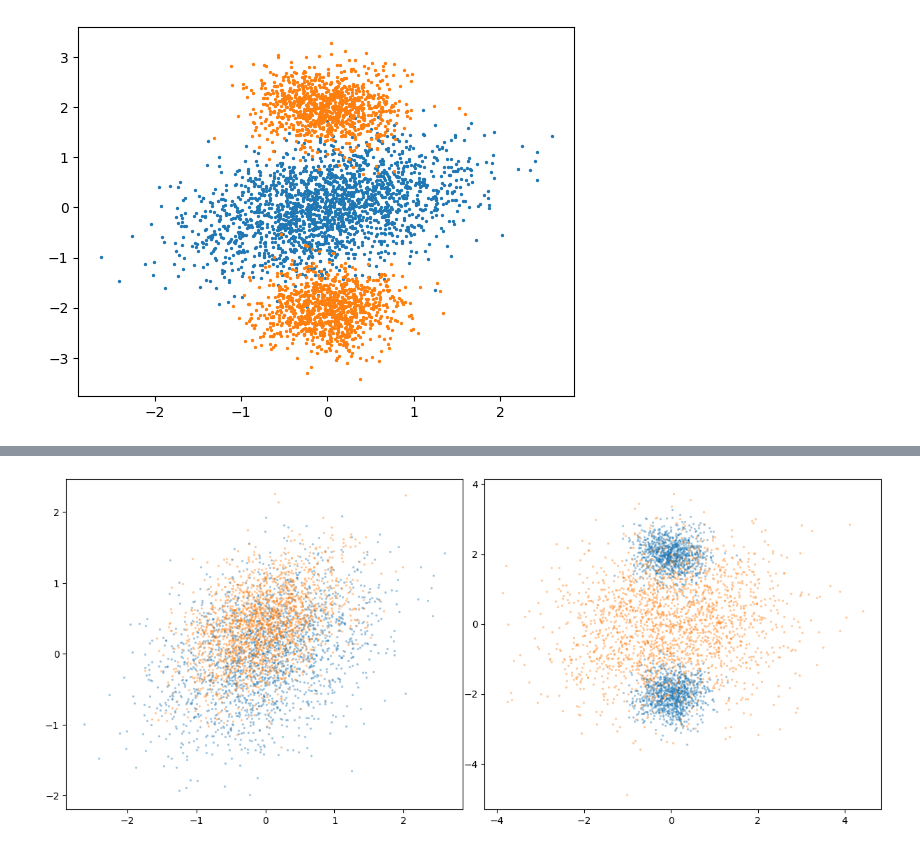
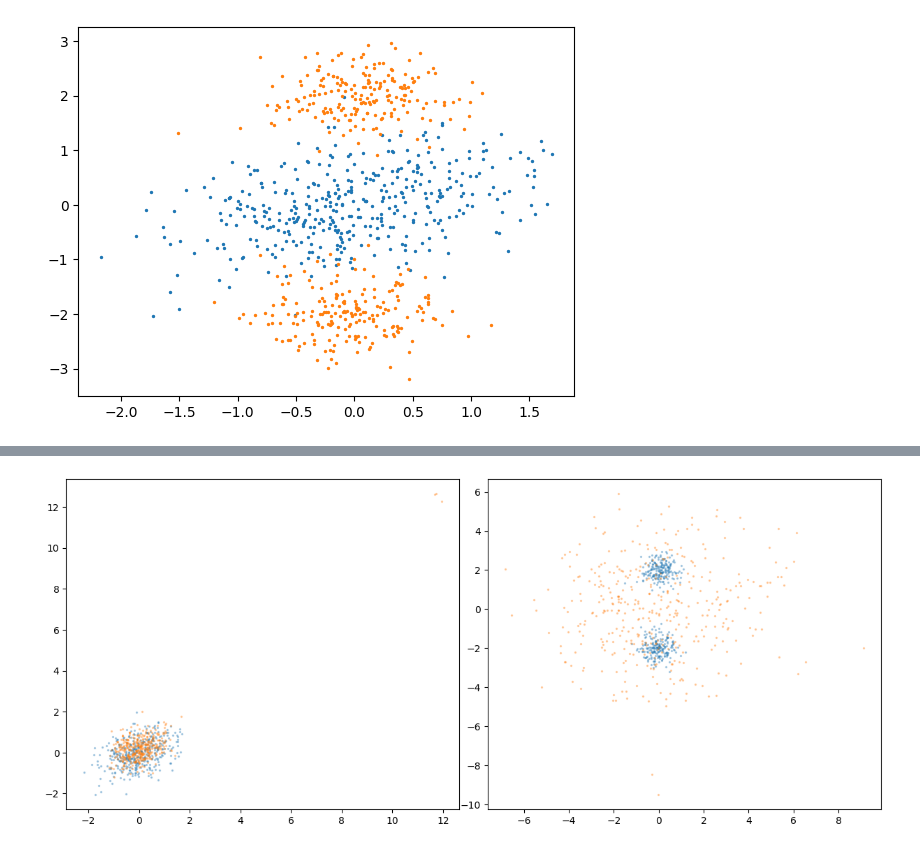
Before and after one commit to zgbkdlm/fbs, a Jupyter notebook: demos/temp2.ipynb, the cells around one changed output, grey strips where cells are left out. Drawn from its saved outputs; the diff is of its cells as text; code cells hidden in the pictures.

```diff
--- a/demos/temp2.ipynb
+++ b/demos/temp2.ipynb
@@ -12,14 +12,14 @@ from fbs.dsb import ipf_loss, simulate_discrete_time
 jax.config.update("jax_enable_x64", True)
 
 # Config
-nsamples = 2000
+nsamples = 400
 niters = 500
 key = jax.random.PRNGKey(666)
 nn_float = jnp.float64
 nn_param_init = nn.initializers.xavier_normal()
 
 dt = 0.01
-nsteps = 100
+nsteps = 500
 T = nsteps * dt
 ts = jnp.linspace(0, T, nsteps + 1)
 
@@ -67,11 +67,11 @@ class MLP(nn.Module):
 
 mlp = MLP()
 key, subkey = jax.random.split(key)
-init_param_fwd, _, nn_fwd = make_nn_with_time(mlp, dim_in=2, batch_size=10, time_scale=5, key=subkey)
+init_param_fwd, _, nn_fwd = make_nn_with_time(mlp, dim_in=2, batch_size=10, time_scale=10, key=subkey)
 key, subkey = jax.random.split(key)
-init_param_bwd, _, nn_bwd = make_nn_with_time(mlp, dim_in=2, batch_size=10, time_scale=5, key=subkey)
+init_param_bwd, _, nn_bwd = make_nn_with_time(mlp, dim_in=2, batch_size=10, time_scale=10, key=subkey)
 
-schedule = optax.exponential_decay(1e-2, niters, 0.9)
+schedule = optax.exponential_decay(1e-2, niters, 0.95)
 optimiser = optax.adam(learning_rate=schedule)
 f_param = init_param_fwd
 b_param = init_param_bwd
@@ -93,31 +93,31 @@ def optax_kernel_init(_b_param, _opt_state, _key):
 
 
 @jax.jit
 def optax_kernel_fwd(_b_param, _opt_state, _f_param, _key):
     _key, _subkey = jax.random.split(_key)
     _x0s = sample_x0s(_subkey)
     _, _subkey = jax.random.split(_key)
     _loss, grad = jax.value_and_grad(ipf_loss)(_b_param, nn_bwd, nn_fwd, _f_param, _x0s, ts, sigma, _subkey)
     updates, _opt_state = optimiser.update(grad, _opt_state, _b_param)
     _b_param = optax.apply_updates(_b_param, updates)
     return _b_param, _opt_state, _loss
 
 
 @jax.jit
 def optax_kernel_bwd(_f_param, _opt_state, _b_param, _key):
     _key, _subkey = jax.random.split(_key)
     _xTs = sample_xTs(_subkey)
     _, _subkey = jax.random.split(_key)
     _loss, grad = jax.value_and_grad(ipf_loss)(_f_param, nn_fwd, nn_bwd, _b_param, _xTs, ts, sigma, _subkey)
     updates, _opt_state = optimiser.update(grad, _opt_state, _f_param)
     _f_param = optax.apply_updates(_f_param, updates)
     return _f_param, _opt_state, _loss
 
 opt_state = optimiser.init(b_param)
 
 for i in range(niters):
     key, subkey = jax.random.split(key)
     b_param, opt_state, loss = optax_kernel_init(b_param, opt_state, subkey)
     print(f'i: {i}, loss: {loss}')
 # %% [output]
-[figure, old version]
+[figure, new version]
@@ -156,7 +156,7 @@ axes[1].scatter(approx_xTs[:, 0], approx_xTs[:, 1], s=2, alpha=0.3)
 plt.tight_layout(pad=0.1)
 plt.show()
 # %% [output]
-[figure, old version]
+[figure, new version]
 # %%
 opt_state = optimiser.init(f_param)
 
```
Also changed, not shown: parts of 9 cells of this notebook, 1 other file.
